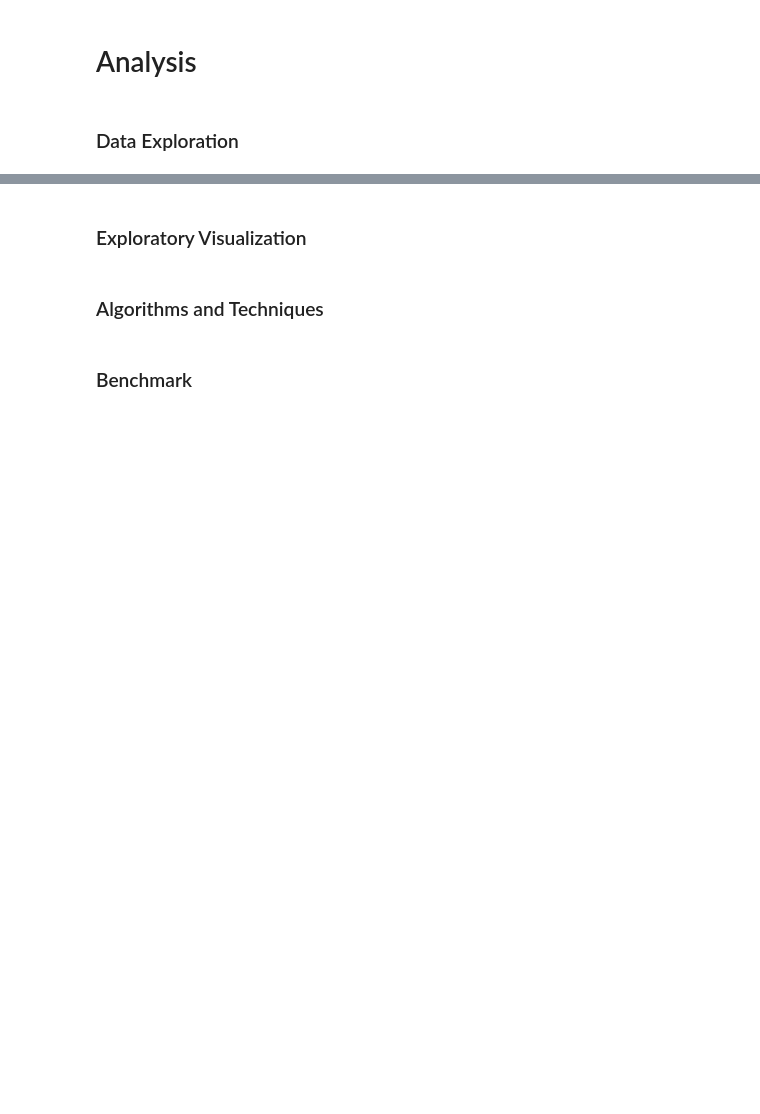
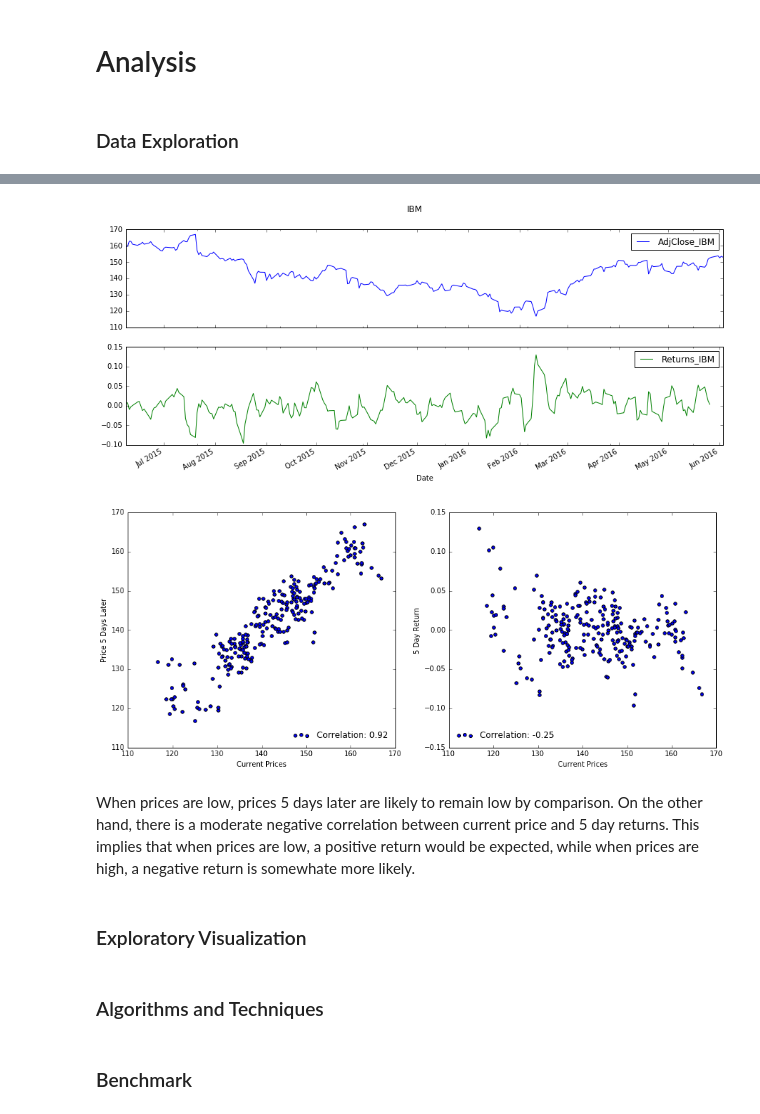
Before and after one commit to Seananigans/Finance, a Jupyter notebook: StockPredictor/FinalReport.ipynb, the cells around one changed output, grey strips where cells are left out. Cells and saved outputs as stored; diff of their text form; code cells hidden in the pictures; blank space fills up the shorter version.

```diff
--- a/StockPredictor/FinalReport.ipynb
+++ b/StockPredictor/FinalReport.ipynb
@@ -26,0 +34,8 @@ Correlation is also displayed to show how well the predictions tend with the tru
+# %%
+ibm = create_input("IBM")
+ibm_future_prices = create_output("IBM", use_prices=True)
+ibm_future_returns = create_output("IBM", use_prices=False)
+ibm_future_prices.columns = ["Future_IBM"]
+ibm_future_returns.columns = ["Returns_IBM"]
+
+print ibm.join(ibm_future_prices).join(ibm_future_returns).iloc[:6]
@@ -27,3 +51,25 @@ Correlation is also displayed to show how well the predictions tend with the tru
+# %%
+ibm.join(ibm_future_returns).plot(subplots=True,figsize=(15,6), title="IBM")
+
+prices_corr = ibm.join(ibm_future_prices).corr()["AdjClose_IBM"]["Future_IBM"]
+returns_corr = ibm.join(ibm_future_returns).corr()["AdjClose_IBM"]["Returns_IBM"]
+
+f, axarr = plt.subplots(1,2, figsize=(15,6))
+axarr[0].scatter(ibm,ibm_future_prices, label="Correlation: {}".format(round(prices_corr,2)))
+axarr[0].set_xlabel('Current Prices')
+axarr[0].set_ylabel('Price 5 Days Later')
+axarr[0].legend(loc="lower right", frameon=False)
+axarr[1].scatter(ibm,ibm_future_returns, label="Correlation: {}".format(round(returns_corr,2)))
+axarr[1].set_xlabel('Current Prices')
+axarr[1].set_ylabel('5 Day Return')
+axarr[1].legend(loc="lower left", frameon=False)
+
+plt.show()
+# %% [output]
+[figure, added]
+[figure, added]
+# %% [markdown]
+When prices are low, prices 5 days later are likely to remain low by comparison. On the other hand, there is a moderate negative correlation between current price and 5 day returns. This implies that when prices are low, a positive return would be expected, while when prices are high, a negative return is somewhate more likely.
 # %% [markdown]
 ### Exploratory Visualization
 # %% [markdown]
```
Also changed, not shown: parts of 4 cells of this notebook.
